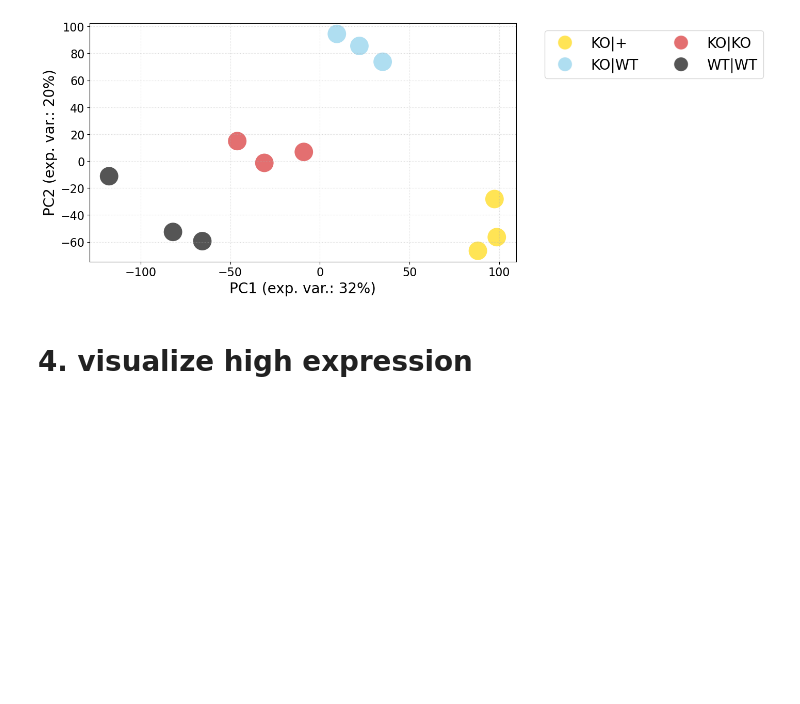
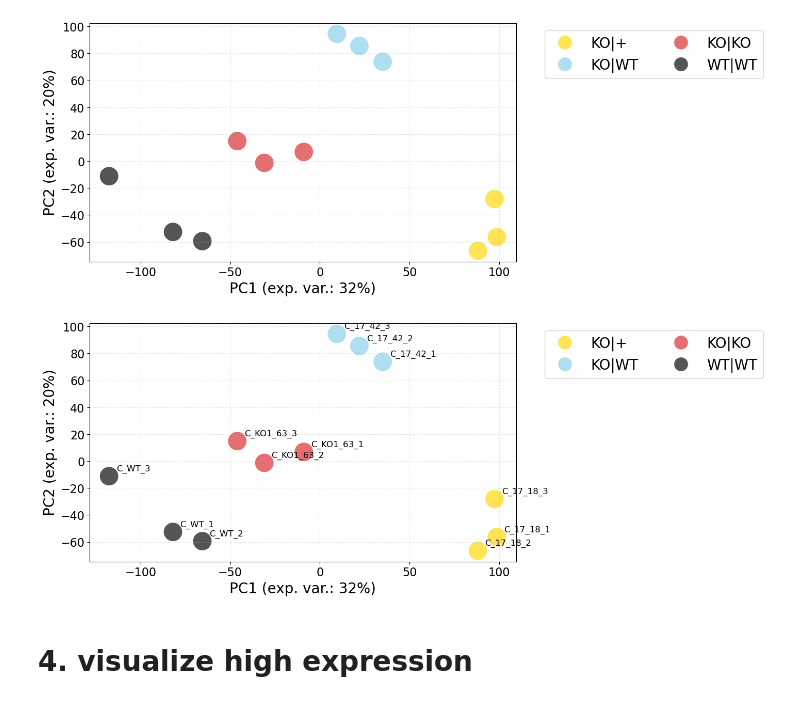
Before and after one commit to adelomana/egilsstadir, a Jupyter notebook: 004.visualization/pca.ipynb, the cells around one changed output. Saved outputs shown, nothing was run; the diff lists cells and outputs as text; code cells hidden in the pictures; blank space fills up the shorter version.

```diff
--- a/004.visualization/pca.ipynb
+++ b/004.visualization/pca.ipynb
@@ -88,5 +87,19 @@ matplotlib.pyplot.grid(alpha=0.5, ls=':')
 # %% [output]
 [figure]
+# %%
+for i in range(len(new)):
+    matplotlib.pyplot.scatter(new[i,0], new[i,1], s=666, c=my_colors[i], marker=my_markers[i], alpha=2/3, edgecolors='none')
+
+    epsilon = 4
+    matplotlib.pyplot.text(new[i,0]+epsilon, new[i,1]+epsilon, expression.columns[i], size=12)
+
+matplotlib.pyplot.legend(legend_elements, ['KO|+', 'KO|WT', 'KO|KO', 'WT|WT'], ncol=2, loc='upper left', bbox_to_anchor=(1.05, 1))
+
+matplotlib.pyplot.xlabel('PC1 (exp. var.: {}%)'.format(int(explained[0]*100)))
+matplotlib.pyplot.ylabel('PC2 (exp. var.: {}%)'.format(int(explained[1]*100)))
+matplotlib.pyplot.grid(alpha=0.5, ls=':')
+# %% [output]
+[figure, added]
 # %% [markdown]
 # 4. visualize high expression
 # %%
```
Also changed, not shown: parts of 2 cells of this notebook, 3 other files.
